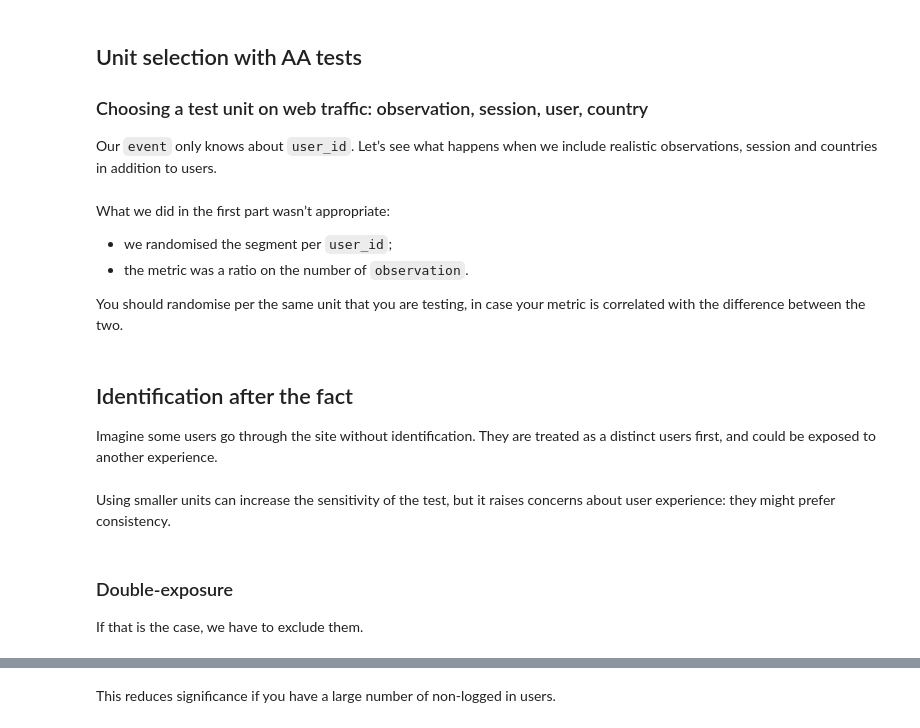
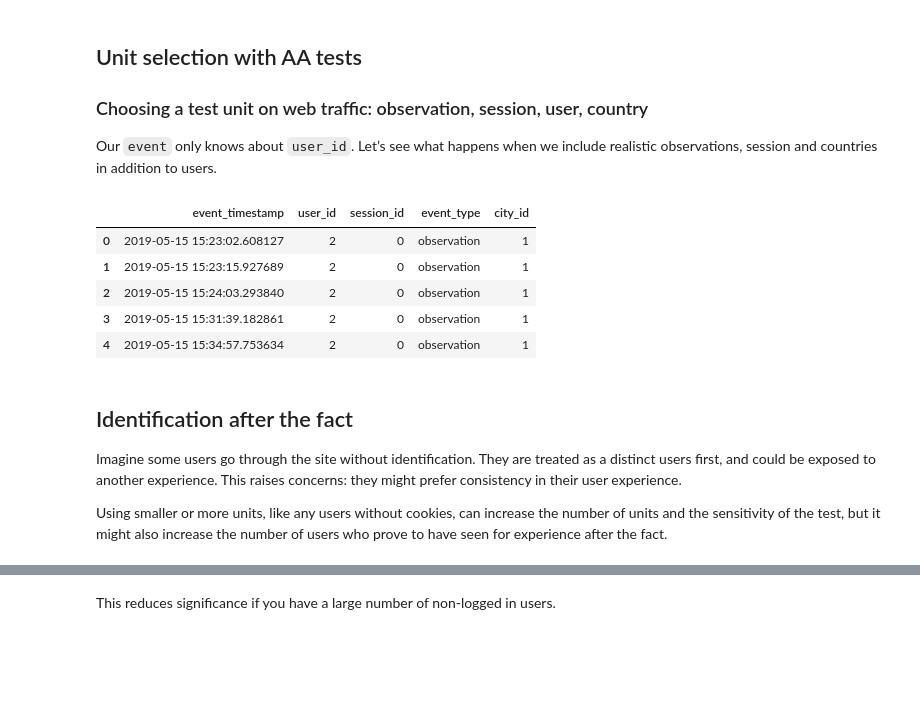
Before and after one commit to bertilhatt/pydata_pres_small_sample, a Jupyter notebook: AB-testing by clusters - PyData London 2019 Tutorial - Bertil Hatt & João Martins.ipynb, the cells around one changed output, grey strips where cells are left out. Cells and saved outputs as stored; diff of their text form; code cells hidden in the pictures; blank space fills up the shorter version.

```diff
--- a/AB-testing by clusters - PyData London 2019 Tutorial - Bertil Hatt & João Martins.ipynb
+++ b/AB-testing by clusters - PyData London 2019 Tutorial - Bertil Hatt & João Martins.ipynb
@@ -1424,9 +1439,21 @@ Identifying the test _unit_ is the least obvious difficulty.
 ### Choosing a test unit on web traffic: observation, session, user, country
 
 Our `event` only knows about `user_id`. Let’s see what happens when we include realistic observations, session and countries in addition to users.
-# %% [markdown]
-What we did in the first part wasn’t appropriate:
-- we randomised the segment per `user_id`;
-- the metric was a ratio on the number of `observation`.
-
-You should randomise per the same unit that you are testing, in case your metric is correlated with the difference between the two.
+# %%
+def generate_session(cr=.3, pp_n=.9, pp_d=.6):
+    n_obs_session = int(np.random.pareto(pp_n)+1)
+    delays = pd.Series(np.random.pareto(pp_d, size=(n_obs_session)))
+    delays = delays.cumsum()
+    conversions = pd.Series(np.random.rand(n_obs_session) < cr/np.sqrt(n_obs_session))
+    conv_delays = pd.Series(np.random.pareto(pp_d, size=(n_obs_session)))
+    session = pd.concat([delays, conversions, conv_delays], axis=1, sort=False)
+    session.columns = ["event_delay", "conversion", "conversion_delay"]
+    return session
+
+def generate_session_basic(n_session=500, n_user=500):
+    dates = pd.Series(np.random.random(size=(n_session)))
+    dates = dates.apply(date_from_value)
+    users = pd.Series(np.random.randint(n_user, size=(n_session)))
+    sessions = pd.concat([dates, users], axis=1, sort=False)
+    sessions.columns = ["event_timestamp", "user_id"]
+    return sessions
@@ -1433,5 +1488,34 @@ You should randomise per the same unit that you are testing, in case your metric
+# %%
+def generate_session_city(
+    n_session=1_000, n_user=2_000, n_city=100,
+    cr=.3, pp_n=.95, pp_d=.7, zipf_zeta=2
+):
+    """
+    Given optional counts of users and city and parameters
+    Return a random set of events done by users in cities
+    """
+    session = generate_session_detail(
+        n_session=n_session, n_user=n_user,
+        cr=cr, pp_n=pp_n, pp_d=pp_d
+    )
+    user_city = generate_user_city(
+        n_user=n_user, n_city=n_city, zipf_zeta=zipf_zeta)
+    session_city = session.join(user_city, on="user_id")
+    return session_city
+# %%
+session_detail = generate_session_city(n_session=5, n_user=5)
+session_detail.head()
+# %% [output]
+|  | event_timestamp | user_id | session_id | event_type | city_id |
+| 0 | 2019-05-15 15:23:02.608127 | 2 | 0 | observation | 1 |
+| 1 | 2019-05-15 15:23:15.927689 | 2 | 0 | observation | 1 |
+| 2 | 2019-05-15 15:24:03.293840 | 2 | 0 | observation | 1 |
+| 3 | 2019-05-15 15:31:39.182861 | 2 | 0 | observation | 1 |
+| 4 | 2019-05-15 15:34:57.753634 | 2 | 0 | observation | 1 |
 # %% [markdown]
 ## Identification after the fact
 <a name="id_post_exposure"></a>
 
-Imagine some users go through the site without identification. They are treated as a distinct users first, and could be exposed to another experience.
+Imagine some users go through the site without identification. They are treated as a distinct users first, and could be exposed to another experience. This raises concerns: they might prefer consistency in their user experience.
+
+Using smaller or more units, like any users without cookies, can increase the number of units and the sensitivity of the test, but it might also increase the number of users who prove to have seen for experience after the fact.
@@ -1440,2 +1521,0 @@ Imagine some users go through the site without identification. They are treated
-# %% [markdown]
-Using smaller units can increase the sensitivity of the test, but it raises concerns about user experience: they might prefer consistency.
@@ -1444,4 +1521,0 @@ Using smaller units can increase the sensitivity of the test, but it raises conc
-# %% [markdown]
-### Double-exposure
-
-If that is the case, we have to exclude them.
```
Also changed, not shown: parts of 34 cells of this notebook, 1 other file.
